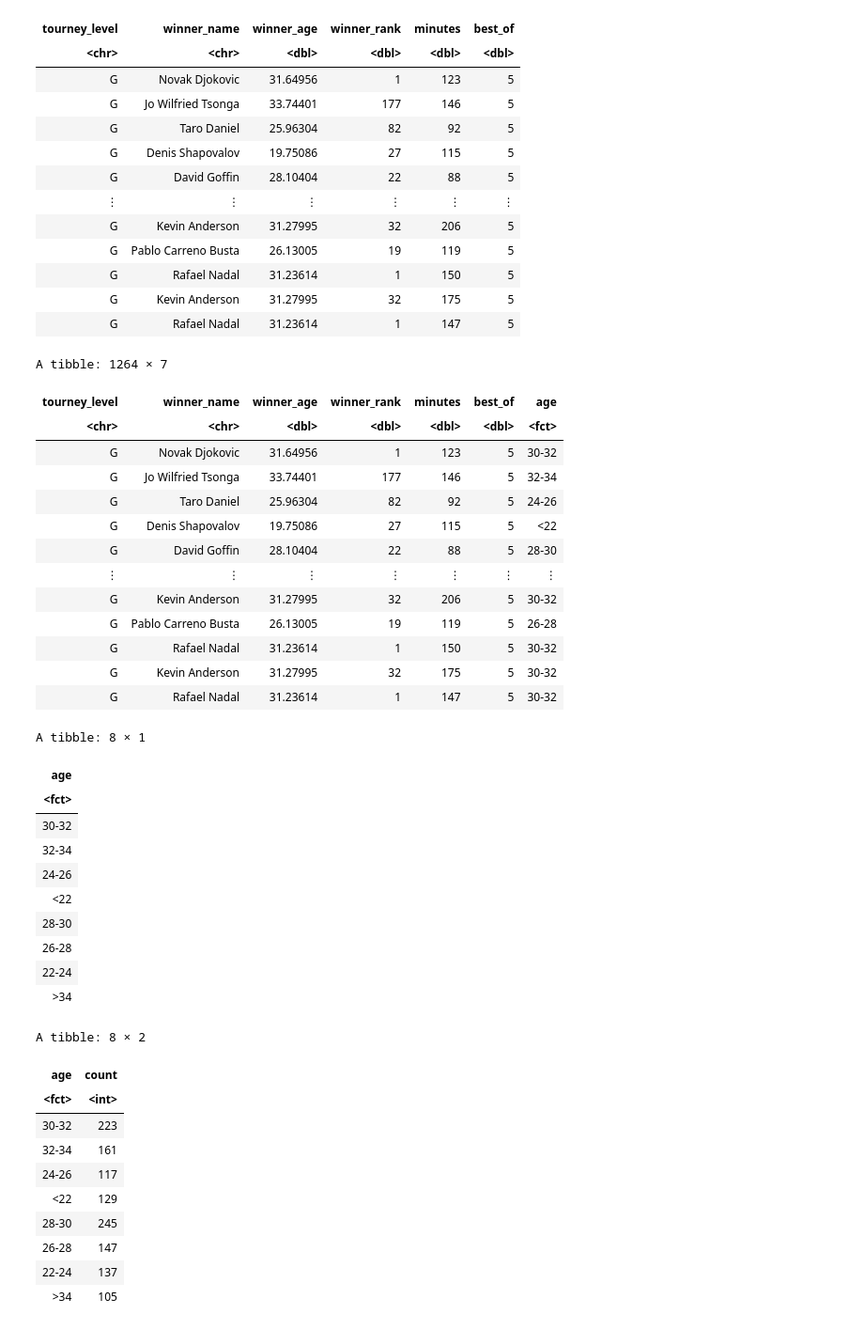
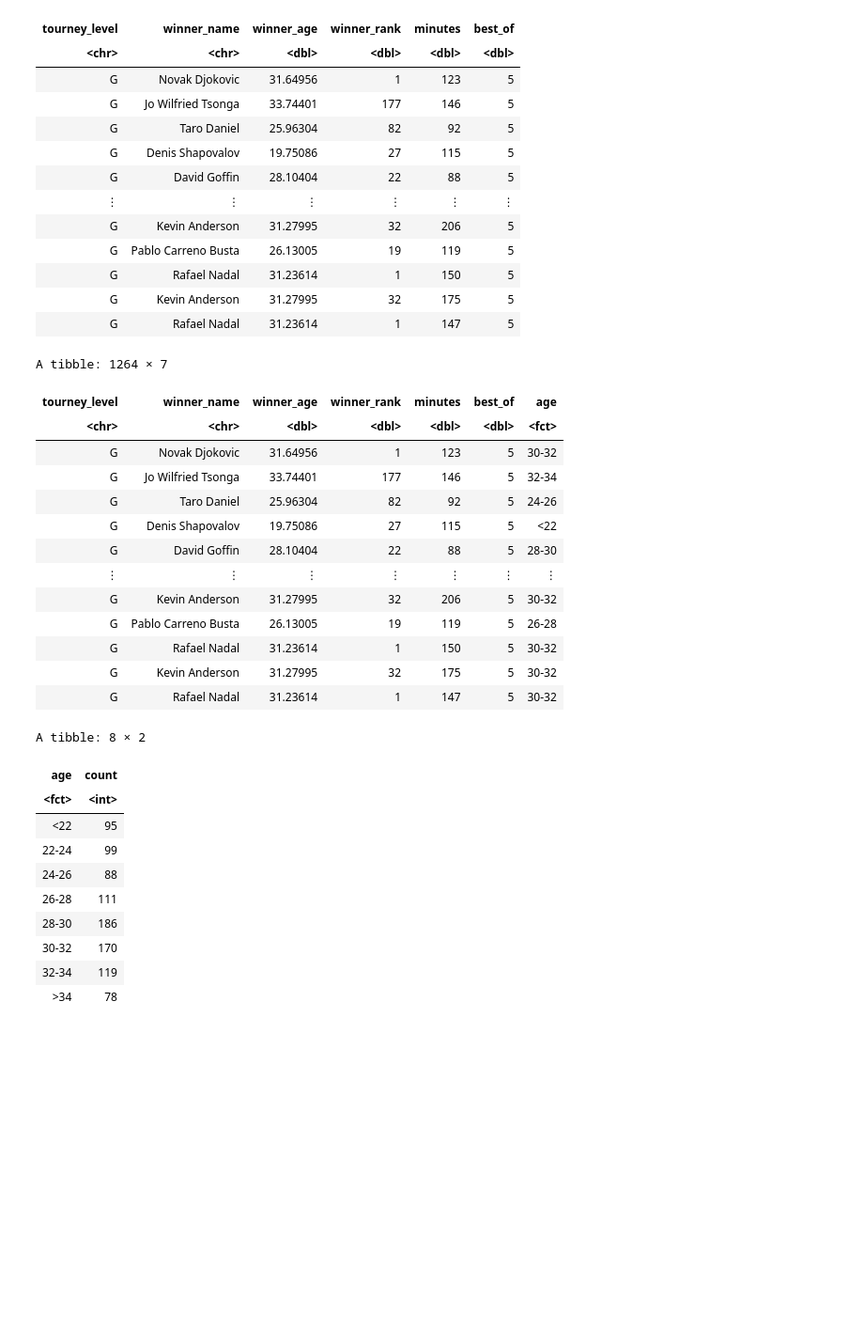
Before and after one commit to Windy-Huang/DSCI-100-009-22, a Jupyter notebook: tennis.ipynb, the cells around one changed output. Shown at 94% size. Cells and saved outputs as stored; diff of their text form; code cells hidden in the pictures; blank space fills up the shorter version.

Commit message:
Created the training and testing split

```diff
--- a/tennis.ipynb
+++ b/tennis.ipynb
@@ -85,13 +100,8 @@ tennis_factored <- tennis_filtered_tourney_level |>
                     ifelse(winner_age > 28 &  winner_age <=30, "28-30",
                     ifelse(winner_age > 30 &  winner_age <=32, "30-32",
                     ifelse(winner_age > 32 &  winner_age <=34, "32-34",">34")))))))) |>
-    mutate(age=as_factor(age))
+    mutate(age=factor(age, levels=c("<22", "22-24", "24-26", "26-28", "28-30", "30-32", "32-34", ">34")))
 tennis_factored
-distinct(tennis_factored, age)
-num <- tennis_factored |>
-    group_by(age) |>
-    summarize(count=n())
-num
 # %% [output]
 A tibble: 1264 × 7
 | tourney_level | winner_name | winner_age | winner_rank | minutes | best_of | age |
@@ -107,25 +117,23 @@ A tibble: 1264 × 7
 | G | Rafael Nadal | 31.23614 | 1 | 150 | 5 | 30-32 |
 | G | Kevin Anderson | 31.27995 | 32 | 175 | 5 | 30-32 |
 | G | Rafael Nadal | 31.23614 | 1 | 147 | 5 | 30-32 |
-A tibble: 8 × 1
-| age |
-| <fct> |
-| 30-32 |
-| 32-34 |
-| 24-26 |
-| <22 |
-| 28-30 |
-| 26-28 |
-| 22-24 |
-| >34 |
-A tibble: 8 × 2
-| age | count |
-| <fct> | <int> |
-| 30-32 | 223 |
-| 32-34 | 161 |
-| 24-26 | 117 |
-| <22 | 129 |
-| 28-30 | 245 |
-| 26-28 | 147 |
-| 22-24 | 137 |
-| >34 | 105 |
+# %%
+tennis_split <- initial_split(tennis_factored, prop=0.75, strata=age)
+tennis_training <- training(tennis_split)
+tennis_testing <- testing(tennis_split)
+num <- tennis_training |>
+    group_by(age) |>
+    summarize(count=n())
+num
+# %% [output]
+A tibble: 8 × 2
+| age | count |
+| <fct> | <int> |
+| <22 | 95 |
+| 22-24 | 99 |
+| 24-26 | 88 |
+| 26-28 | 111 |
+| 28-30 | 186 |
+| 30-32 | 170 |
+| 32-34 | 119 |
+| >34 | 78 |
```
Also changed, not shown: parts of 1 cell of this notebook.
